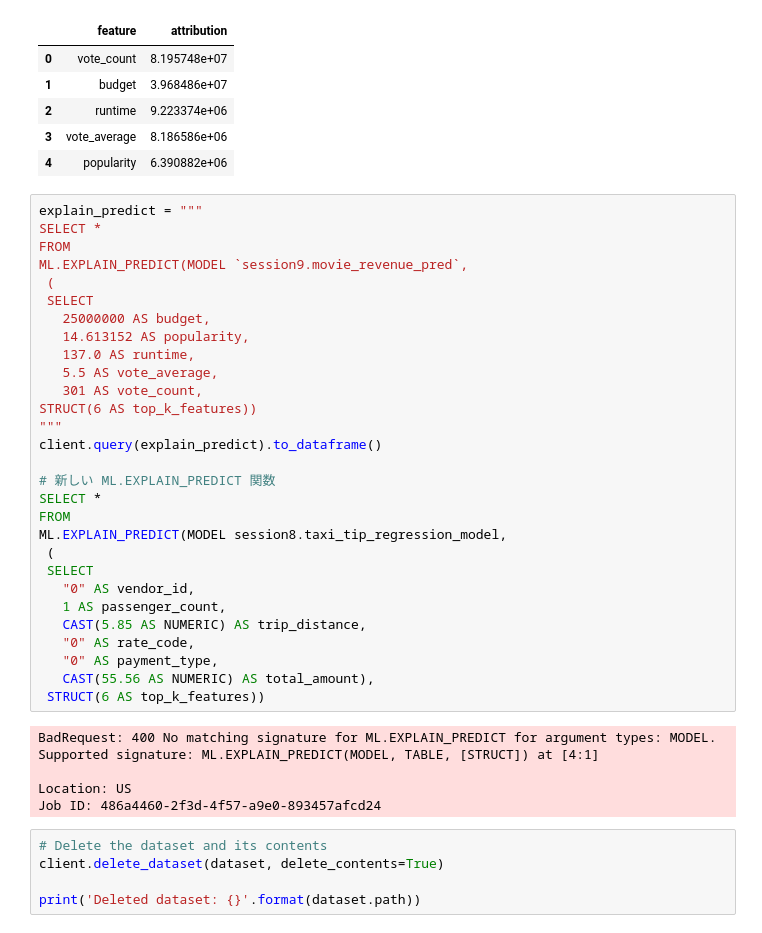
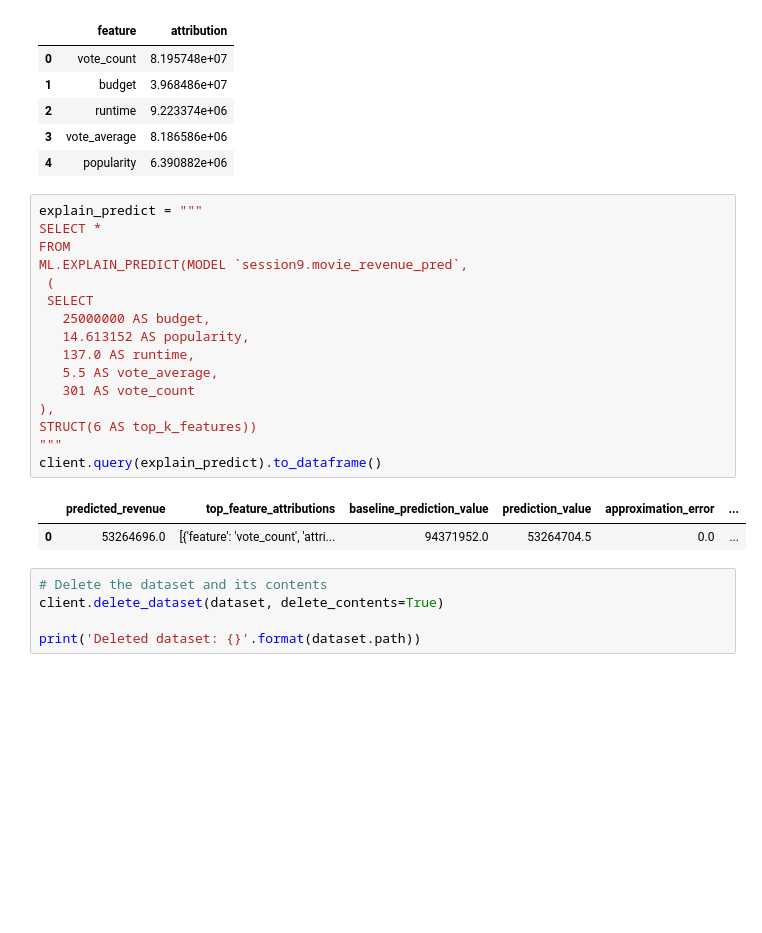
Before and after one commit to kootr/ml-study-session, a Jupyter notebook: 20220326_vertexai_workbench/bq_demo.ipynb, the cells around one changed output. Drawn from its saved outputs; the diff is of its cells as text; blank space fills up the shorter version.

```diff
--- a/20220326_vertexai_workbench/bq_demo.ipynb
+++ b/20220326_vertexai_workbench/bq_demo.ipynb
@@ -588,37 +588,22 @@ client.query(global_explain).to_dataframe()
 # %%
 explain_predict = """
 SELECT *
 FROM
 ML.EXPLAIN_PREDICT(MODEL `session9.movie_revenue_pred`,
  (
  SELECT
    25000000 AS budget,
    14.613152 AS popularity,
    137.0 AS runtime,
    5.5 AS vote_average,
-   301 AS vote_count,
+   301 AS vote_count
+),
 STRUCT(6 AS top_k_features))
 """
 client.query(explain_predict).to_dataframe()
-
-# 新しい ML.EXPLAIN_PREDICT 関数
-SELECT *
-FROM
-ML.EXPLAIN_PREDICT(MODEL session8.taxi_tip_regression_model,
- (
- SELECT
-   "0" AS vendor_id,
-   1 AS passenger_count,
-   CAST(5.85 AS NUMERIC) AS trip_distance,
-   "0" AS rate_code,
-   "0" AS payment_type,
-   CAST(55.56 AS NUMERIC) AS total_amount),
- STRUCT(6 AS top_k_features))
 # %% [output]
-BadRequest: 400 No matching signature for ML.EXPLAIN_PREDICT for argument types: MODEL. Supported signature: ML.EXPLAIN_PREDICT(MODEL, TABLE, [STRUCT]) at [4:1]
-
-Location: US
-Job ID: 486a4460-2f3d-4f57-a9e0-893457afcd24
+|  | predicted_revenue | top_feature_attributions | baseline_prediction_value | prediction_value | approximation_error | ... |
+| 0 | 53264696.0 | [{'feature': 'vote_count', 'attri... | 94371952.0 | 53264704.5 | 0.0 | ... |
 # %%
 # Delete the dataset and its contents
 client.delete_dataset(dataset, delete_contents=True)
```
